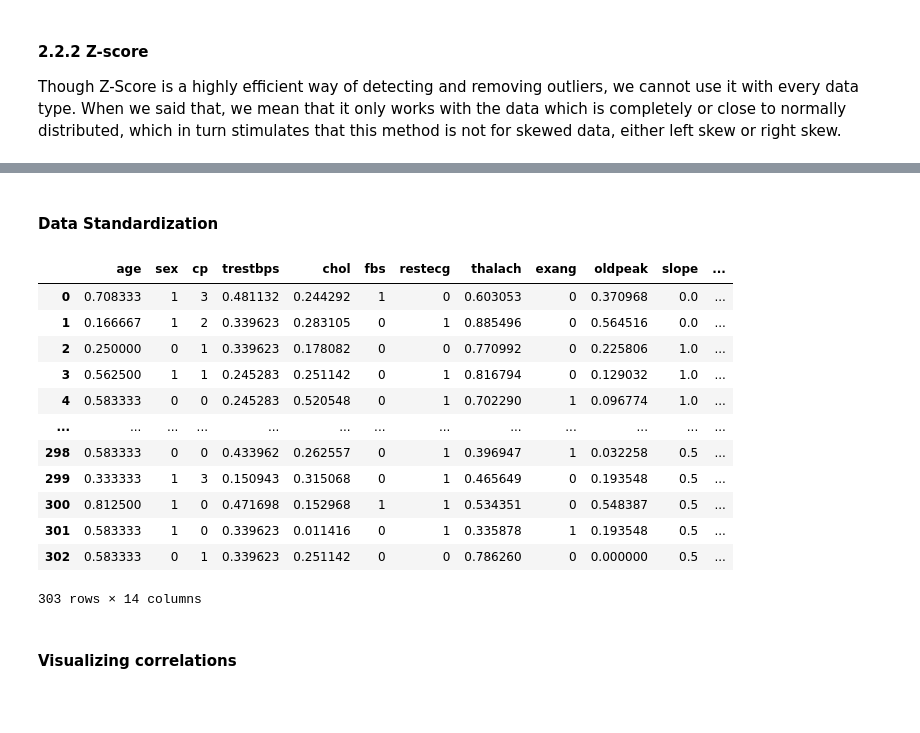
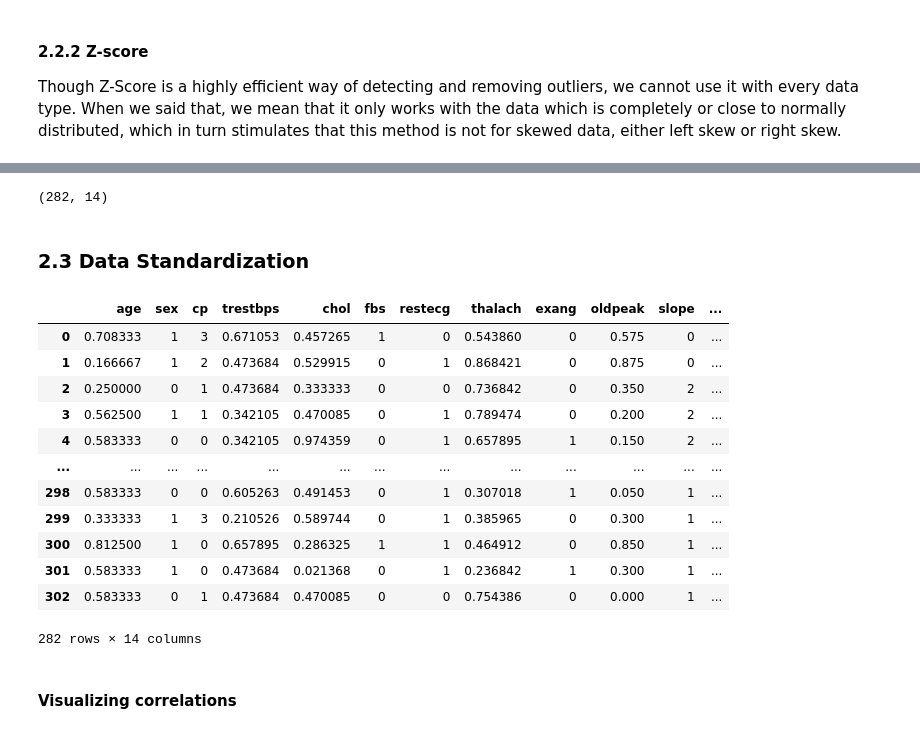
Before and after one commit to HanyaAdel/Heart-Disease-Detection, a Jupyter notebook: Preprocessing.ipynb, the cells around one changed output, grey strips where cells are left out. Drawn from its saved outputs; the diff is of its cells as text; code cells hidden in the pictures; blank space fills up the shorter version.

```diff
--- a/Preprocessing.ipynb
+++ b/Preprocessing.ipynb
@@ -162,20 +196,26 @@ IQR is one of the most extensively used procedure for outlier detection and remo
 # %%
 
 def IQR_method (df,features):
-   new_df = df
+   outliers_frame = pd.DataFrame()
    for col in features:
       q1=df[col].quantile(0.25)
 
       q3=df[col].quantile(0.75)
 
       IQR=q3-q1
-      new_df = df[~((df[col]<(q1-1.5*IQR))|(df[col]>(q3+1.5*IQR)))]
-      print ("Number of outliers in ", col, "is ", df.shape[0] - new_df.shape[0])
-      df = new_df
 
-   print(df.shape)
+      upper_limit = q3+1.5*IQR
+      lower_limit = q1-1.5*IQR
+
+      outliers_frame = outliers_frame.append( df[(df[col]<lower_limit)|(df[col]>upper_limit)])
+
+      df = df[~((df[col]<lower_limit)|(df[col]>upper_limit))]
+
+   return outliers_frame
 # %%
 # detecting outliers
-IQR_method(df, numerical_columns)
-print (df.shape)
+
+outliers_IQR = IQR_method(df, numerical_columns)
+display(outliers_IQR)
+print (outliers_IQR.shape)
 # %% [output]
@@ -257,29 +275,33 @@ df.describe()
+# %%
+df = pd.concat([df, outliers_IQR]).drop_duplicates(keep=False)
+print(df.shape)
+# %% [output]
+(282, 14)
 # %% [markdown]
-#### Data Standardization
+### 2.3 Data Standardization
 # %%
 from sklearn.preprocessing import MinMaxScaler
 def scaler(df,arr):
     dataframe_N=df[arr]
     scale = MinMaxScaler(feature_range=(0,1))
     norm_data=scale.fit_transform(dataframe_N)
     return norm_data
-scaled_features = ['age', 'trestbps', 'chol', 'thalach','oldpeak', 'slope', 'thal']
-df[scaled_features]=scaler(df,scaled_features)
+df[numerical_columns]=scaler(df,numerical_columns)
 df
 # %% [output]
 |  | age | sex | cp | trestbps | chol | fbs | restecg | thalach | exang | oldpeak | slope | ... |
-| 0 | 0.708333 | 1 | 3 | 0.481132 | 0.244292 | 1 | 0 | 0.603053 | 0 | 0.370968 | 0.0 | ... |
-| 1 | 0.166667 | 1 | 2 | 0.339623 | 0.283105 | 0 | 1 | 0.885496 | 0 | 0.564516 | 0.0 | ... |
-| 2 | 0.250000 | 0 | 1 | 0.339623 | 0.178082 | 0 | 0 | 0.770992 | 0 | 0.225806 | 1.0 | ... |
-| 3 | 0.562500 | 1 | 1 | 0.245283 | 0.251142 | 0 | 1 | 0.816794 | 0 | 0.129032 | 1.0 | ... |
-| 4 | 0.583333 | 0 | 0 | 0.245283 | 0.520548 | 0 | 1 | 0.702290 | 1 | 0.096774 | 1.0 | ... |
+| 0 | 0.708333 | 1 | 3 | 0.671053 | 0.457265 | 1 | 0 | 0.543860 | 0 | 0.575 | 0 | ... |
+| 1 | 0.166667 | 1 | 2 | 0.473684 | 0.529915 | 0 | 1 | 0.868421 | 0 | 0.875 | 0 | ... |
+| 2 | 0.250000 | 0 | 1 | 0.473684 | 0.333333 | 0 | 0 | 0.736842 | 0 | 0.350 | 2 | ... |
+| 3 | 0.562500 | 1 | 1 | 0.342105 | 0.470085 | 0 | 1 | 0.789474 | 0 | 0.200 | 2 | ... |
+| 4 | 0.583333 | 0 | 0 | 0.342105 | 0.974359 | 0 | 1 | 0.657895 | 1 | 0.150 | 2 | ... |
 | ... | ... | ... | ... | ... | ... | ... | ... | ... | ... | ... | ... | ... |
-| 298 | 0.583333 | 0 | 0 | 0.433962 | 0.262557 | 0 | 1 | 0.396947 | 1 | 0.032258 | 0.5 | ... |
-| 299 | 0.333333 | 1 | 3 | 0.150943 | 0.315068 | 0 | 1 | 0.465649 | 0 | 0.193548 | 0.5 | ... |
-| 300 | 0.812500 | 1 | 0 | 0.471698 | 0.152968 | 1 | 1 | 0.534351 | 0 | 0.548387 | 0.5 | ... |
-| 301 | 0.583333 | 1 | 0 | 0.339623 | 0.011416 | 0 | 1 | 0.335878 | 1 | 0.193548 | 0.5 | ... |
-| 302 | 0.583333 | 0 | 1 | 0.339623 | 0.251142 | 0 | 0 | 0.786260 | 0 | 0.000000 | 0.5 | ... |
+| 298 | 0.583333 | 0 | 0 | 0.605263 | 0.491453 | 0 | 1 | 0.307018 | 1 | 0.050 | 1 | ... |
+| 299 | 0.333333 | 1 | 3 | 0.210526 | 0.589744 | 0 | 1 | 0.385965 | 0 | 0.300 | 1 | ... |
+| 300 | 0.812500 | 1 | 0 | 0.657895 | 0.286325 | 1 | 1 | 0.464912 | 0 | 0.850 | 1 | ... |
+| 301 | 0.583333 | 1 | 0 | 0.473684 | 0.021368 | 0 | 1 | 0.236842 | 1 | 0.300 | 1 | ... |
+| 302 | 0.583333 | 0 | 1 | 0.473684 | 0.470085 | 0 | 0 | 0.754386 | 0 | 0.000 | 1 | ... |
-303 rows × 14 columns
+282 rows × 14 columns
 # %% [markdown]
 #### Visualizing correlations
 # %%
```
Also changed, not shown: parts of 20 cells of this notebook.
